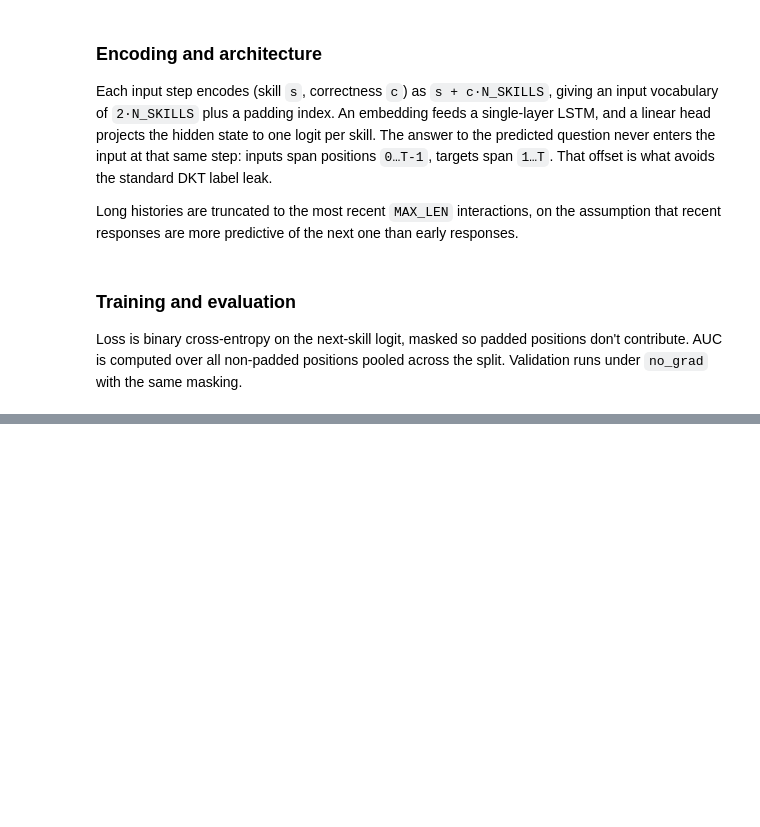
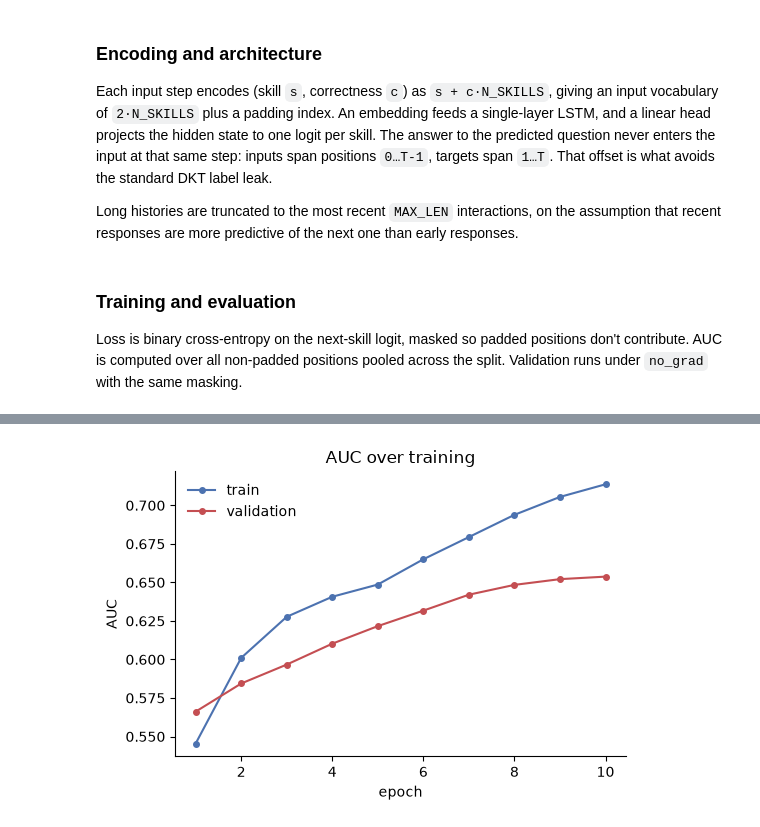
Before and after one commit to eatyeo/dkt-ednet, a Jupyter notebook: notebooks/02_train.ipynb, the cells around one changed output, grey strips where cells are left out. Drawn from its saved outputs; the diff is of its cells as text; code cells hidden in the pictures; blank space fills up the shorter version.

```diff
--- a/notebooks/02_train.ipynb
+++ b/notebooks/02_train.ipynb
@@ -91,9 +91,11 @@ def epoch(dl, train):
     y, p = np.concatenate(Y), np.concatenate(P)
     return np.mean(L), (roc_auc_score(y, p) if len(np.unique(y)) > 1 else float("nan"))
 
+hist = {"train": [], "val": []}
 for e in range(1, 11):
     tl, ta = epoch(train_dl, True)
     with torch.no_grad():
         vl, va = epoch(val_dl, False)
+    hist["train"].append(ta); hist["val"].append(va)
     print(f"{e:2d}  train {tl:.4f}/{ta:.4f}   val {vl:.4f}/{va:.4f}")
 # %% [output]
@@ -109,0 +116,12 @@ for e in range(1, 11):
+# %%
+import matplotlib.pyplot as plt
+
+ep = range(1, len(hist["train"]) + 1)
+fig, ax = plt.subplots(figsize=(5.5, 3.8))
+ax.plot(ep, hist["train"], marker="o", markersize=4, color="#4C72B0", label="train")
+ax.plot(ep, hist["val"], marker="o", markersize=4, color="#C44E52", label="validation")
+ax.set(xlabel="epoch", ylabel="AUC", title="AUC over training")
+ax.legend(frameon=False); ax.spines[["top", "right"]].set_visible(False)
+plt.tight_layout(); plt.show()
+# %% [output]
+[figure, added]
```
Also changed, not shown: parts of 2 cells of this notebook, 1 other file.
